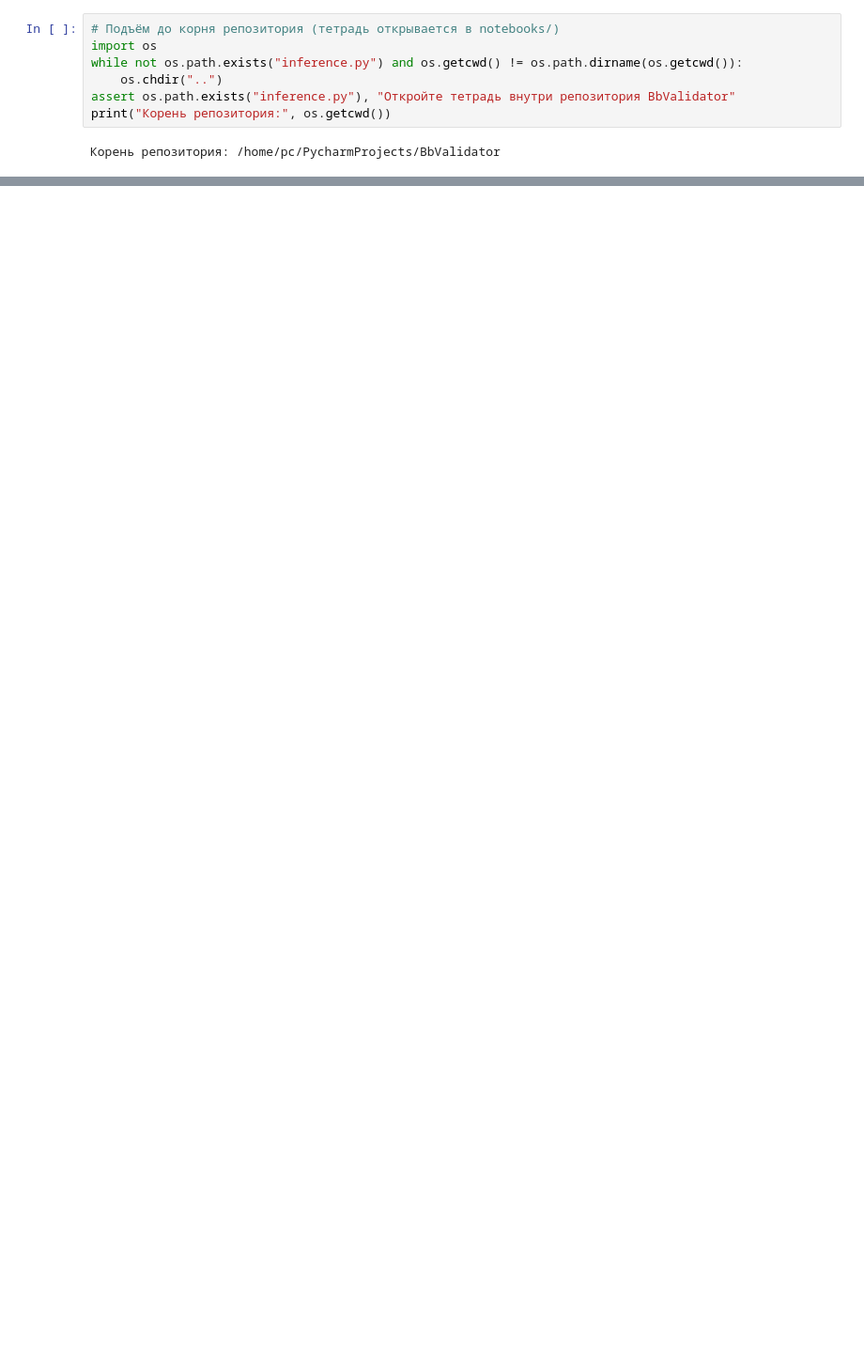
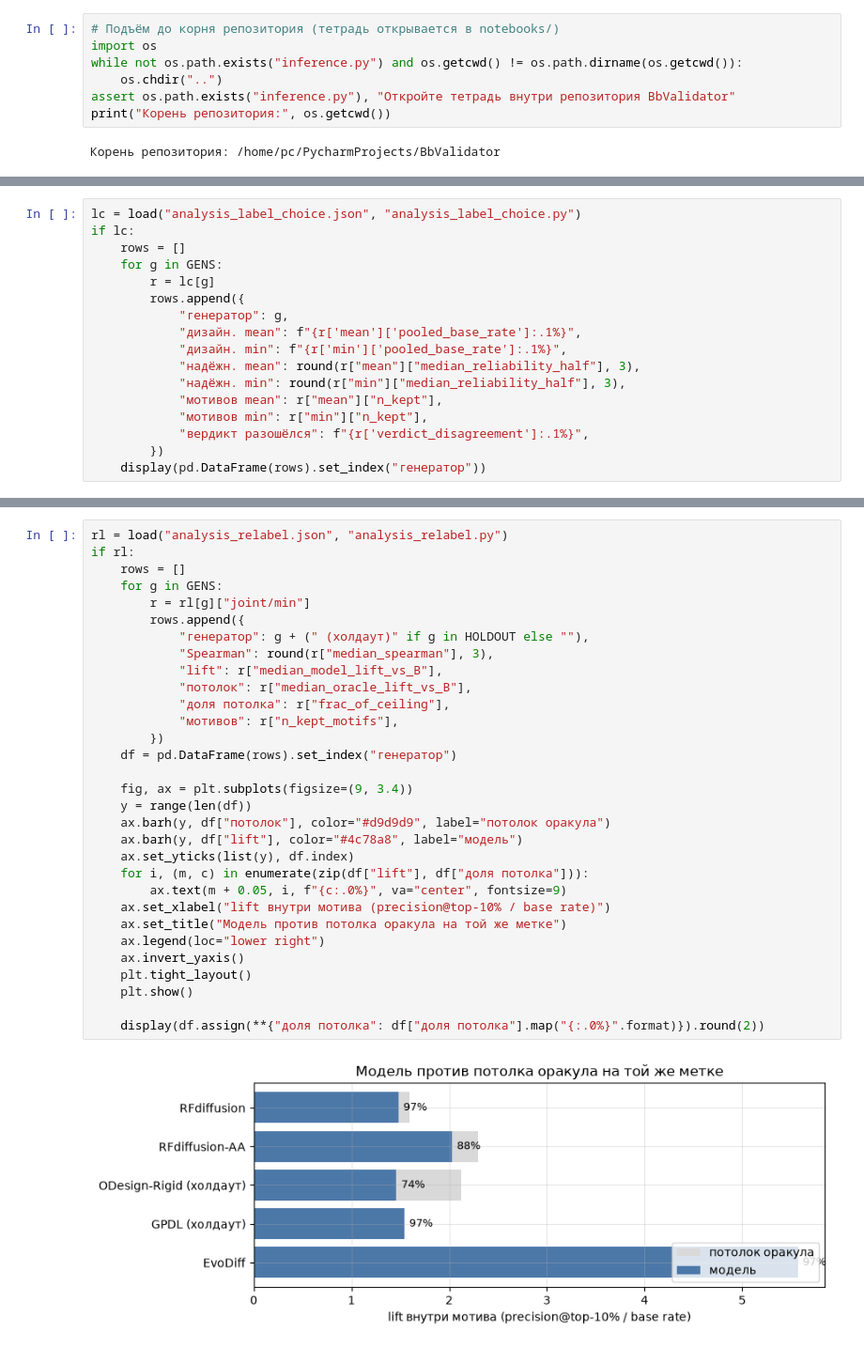
Before and after one commit to daghotur/bbvalidator, a Jupyter notebook: notebooks/02-metriki-i-primery.ipynb, the cells around one changed output, grey strips where cells are left out. Shown at 94% size. Cells and saved outputs as stored; diff of their text form; blank space fills up the shorter version.

```diff
--- a/notebooks/02-metriki-i-primery.ipynb
+++ b/notebooks/02-metriki-i-primery.ipynb
@@ -30,0 +48,17 @@ plt.rcParams.update({"figure.figsize": (10, 4), "axes.grid": True, "grid.alpha":
+# %%
+lc = load("analysis_label_choice.json", "analysis_label_choice.py")
+if lc:
+    rows = []
+    for g in GENS:
+        r = lc[g]
+        rows.append({
+            "генератор": g,
+            "дизайн. mean": f"{r['mean']['pooled_base_rate']:.1%}",
+            "дизайн. min": f"{r['min']['pooled_base_rate']:.1%}",
+            "надёжн. mean": round(r["mean"]["median_reliability_half"], 3),
+            "надёжн. min": round(r["min"]["median_reliability_half"], 3),
+            "мотивов mean": r["mean"]["n_kept"],
+            "мотивов min": r["min"]["n_kept"],
+            "вердикт разошёлся": f"{r['verdict_disagreement']:.1%}",
+        })
+    display(pd.DataFrame(rows).set_index("генератор"))
@@ -30,0 +87,33 @@ plt.rcParams.update({"figure.figsize": (10, 4), "axes.grid": True, "grid.alpha":
+# %%
+rl = load("analysis_relabel.json", "analysis_relabel.py")
+if rl:
+    rows = []
+    for g in GENS:
+        r = rl[g]["joint/min"]
+        rows.append({
+            "генератор": g + (" (холдаут)" if g in HOLDOUT else ""),
+            "Spearman": round(r["median_spearman"], 3),
+            "lift": r["median_model_lift_vs_B"],
+            "потолок": r["median_oracle_lift_vs_B"],
+            "доля потолка": r["frac_of_ceiling"],
+            "мотивов": r["n_kept_motifs"],
+        })
+    df = pd.DataFrame(rows).set_index("генератор")
+
+    fig, ax = plt.subplots(figsize=(9, 3.4))
+    y = range(len(df))
+    ax.barh(y, df["потолок"], color="#d9d9d9", label="потолок оракула")
+    ax.barh(y, df["lift"], color="#4c78a8", label="модель")
+    ax.set_yticks(list(y), df.index)
+    for i, (m, c) in enumerate(zip(df["lift"], df["доля потолка"])):
+        ax.text(m + 0.05, i, f"{c:.0%}", va="center", fontsize=9)
+    ax.set_xlabel("lift внутри мотива (precision@top-10% / base rate)")
+    ax.set_title("Модель против потолка оракула на той же метке")
+    ax.legend(loc="lower right")
+    ax.invert_yaxis()
+    plt.tight_layout()
+    plt.show()
+
+    display(df.assign(**{"доля потолка": df["доля потолка"].map("{:.0%}".format)}).round(2))
+# %% [output]
+[figure, added]
```
Also changed, not shown: parts of 29 cells of this notebook, 2 other files.
